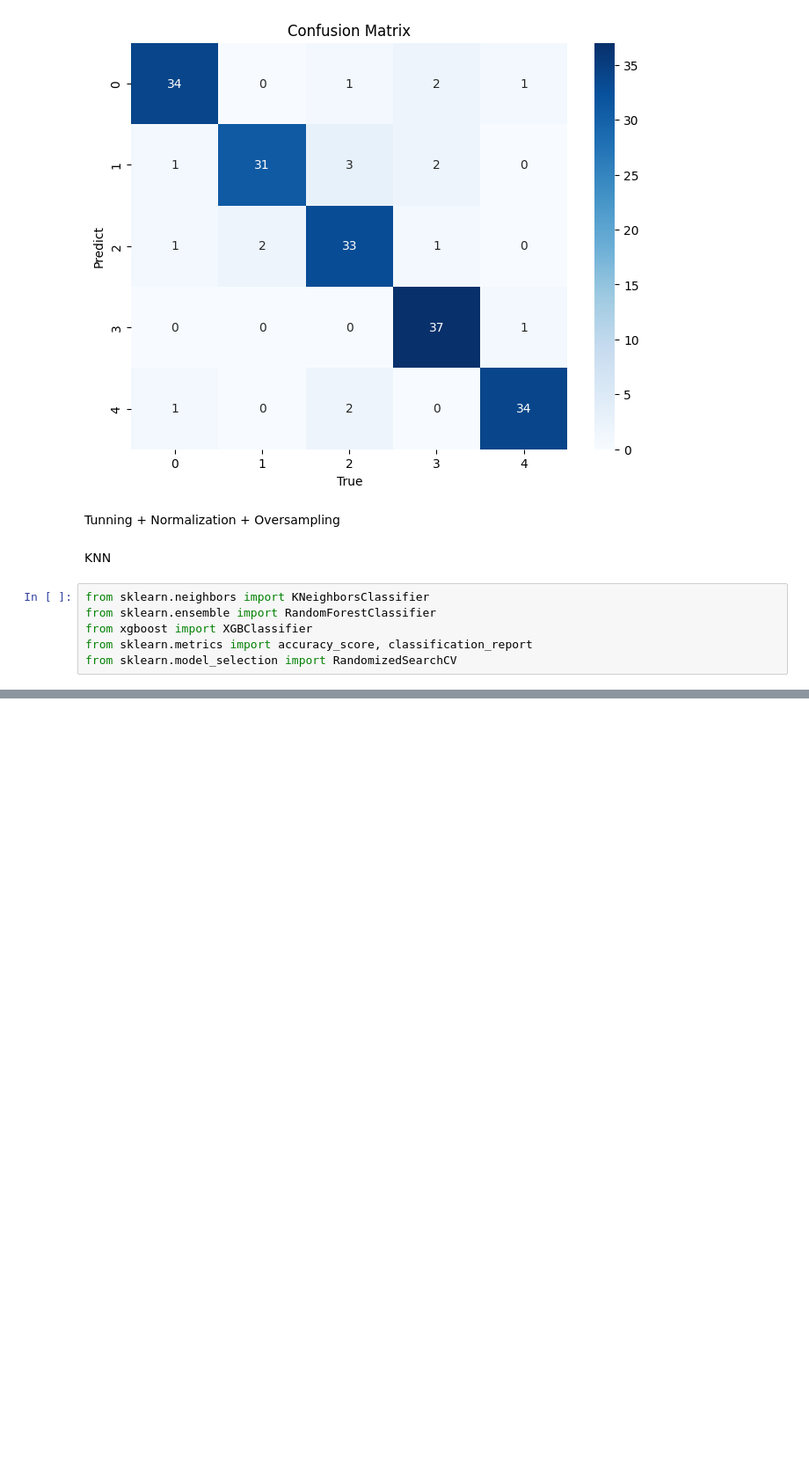
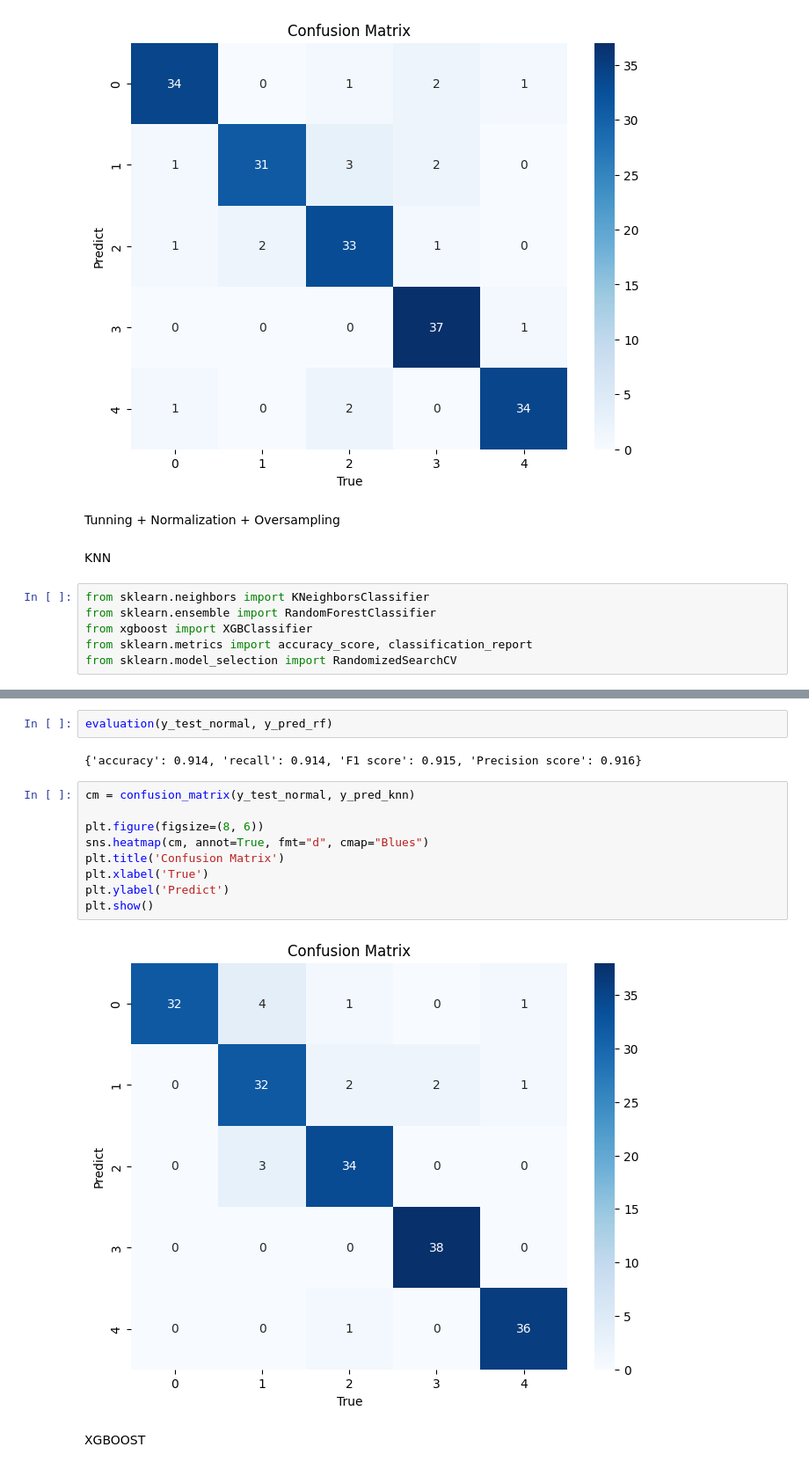
Before and after one commit to widhofaisal/learn-data-science, a Jupyter notebook: hungarian-data.ipynb, the cells around one changed output, grey strips where cells are left out. Shown at 88% size. Drawn from its saved outputs; the diff is of its cells as text; blank space fills up the shorter version.

```diff
--- a/hungarian-data.ipynb
+++ b/hungarian-data.ipynb
@@ -882,0 +987,17 @@ from sklearn.model_selection import RandomizedSearchCV
+# %%
+evaluation(y_test_normal, y_pred_rf)
+# %% [output]
+{'accuracy': 0.914, 'recall': 0.914, 'F1 score': 0.915, 'Precision score': 0.916}
+# %%
+cm = confusion_matrix(y_test_normal, y_pred_knn)
+
+plt.figure(figsize=(8, 6))
+sns.heatmap(cm, annot=True, fmt="d", cmap="Blues")
+plt.title('Confusion Matrix')
+plt.xlabel('True')
+plt.ylabel('Predict')
+plt.show()
+# %% [output]
+[figure, added]
+# %% [markdown]
+XGBOOST
```
Also changed, not shown: parts of 21 cells of this notebook.
